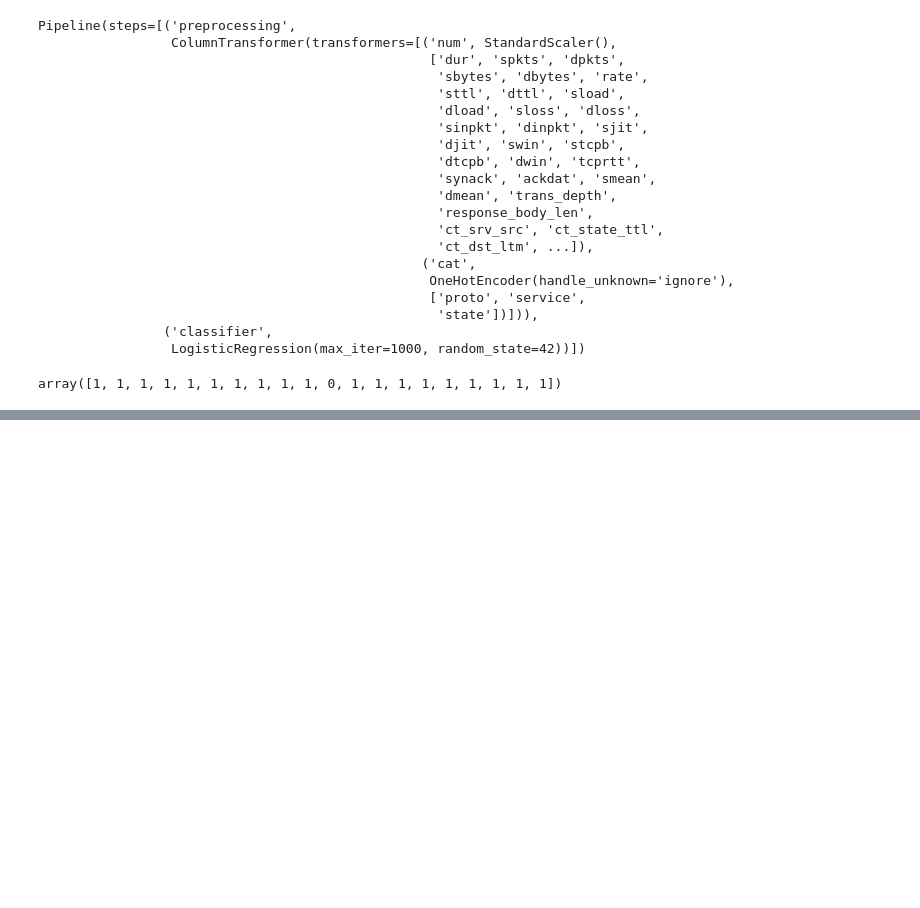
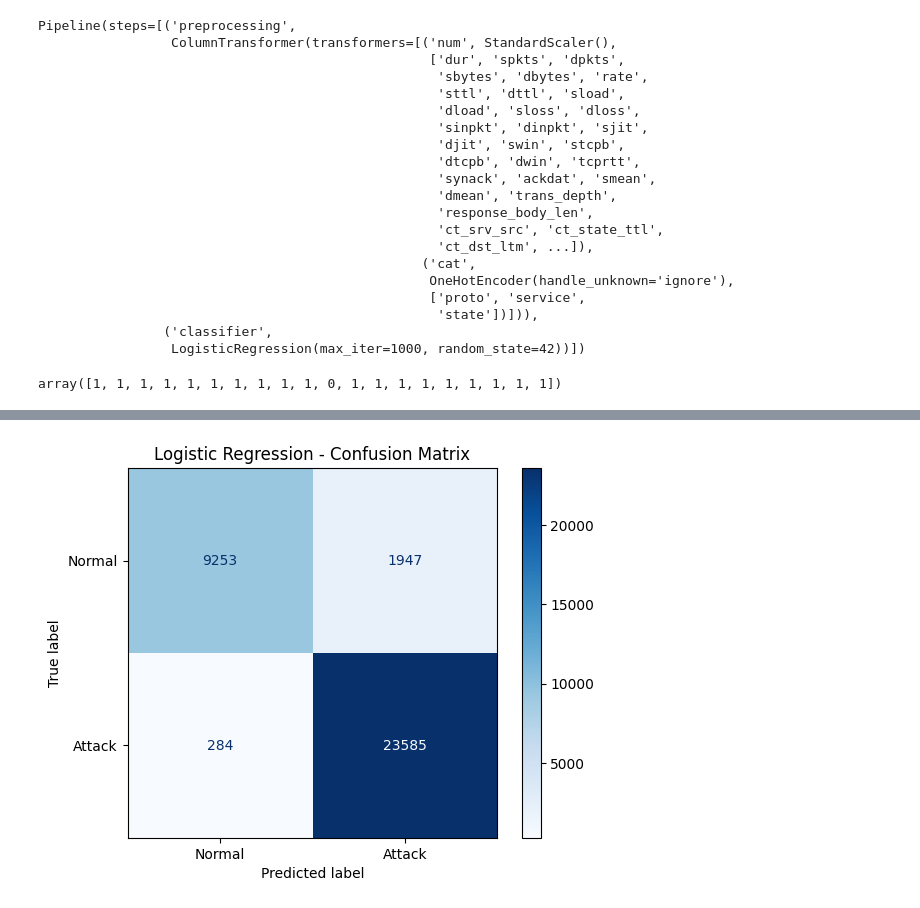
Before and after one commit to Ch3ddarr/dsb_capstone, a Jupyter notebook: 01_EDA.ipynb, the cells around one changed output, grey strips where cells are left out. Saved outputs shown, nothing was run; the diff lists cells and outputs as text; code cells hidden in the pictures; blank space fills up the shorter version.

Commit message:
Uploading the updated version of my EDA file
Updated, complete version with the EDA as well as with modelling.

```diff
--- a/01_EDA.ipynb
+++ b/01_EDA.ipynb
@@ -309,4 +320,4 @@ dtypes: float64(11), int64(28), object(3)
 memory usage: 56.2+ MB
 # %%
 ### I will skip this for now, because this makes too many columns
-X = pd.get_dummies(X, columns=['proto', 'service', 'state'], drop_first=True, dtype=int)
+#X = pd.get_dummies(X, columns=['proto', 'service', 'state'], drop_first=True, dtype=int)
@@ -389,0 +415,3 @@ accuracy_score(y_test, y_pred_lr)
+# %%
+X_val = X_test
+y_val = y_test
@@ -389,0 +436,19 @@ accuracy_score(y_test, y_pred_lr)
+# %%
+# The model is not bad, it has some flaws though
+# It missed 281 attacks, which is not bad for the amount of attacks it detected
+# It had 1951 false positives which is maybe a little bit too high but that's ok
+# for the first model. I have much more hope in decision tree
+from sklearn.metrics import ConfusionMatrixDisplay
+
+ConfusionMatrixDisplay.from_predictions(
+    y_val,
+    y_pred_lr,
+    display_labels=['Normal', 'Attack'],
+    cmap='Blues',
+    values_format='d'
+)
+
+plt.title('Logistic Regression - Confusion Matrix')
+plt.show()
+# %% [output]
+[figure, added]
```
Also changed, not shown: parts of 49 cells of this notebook.
